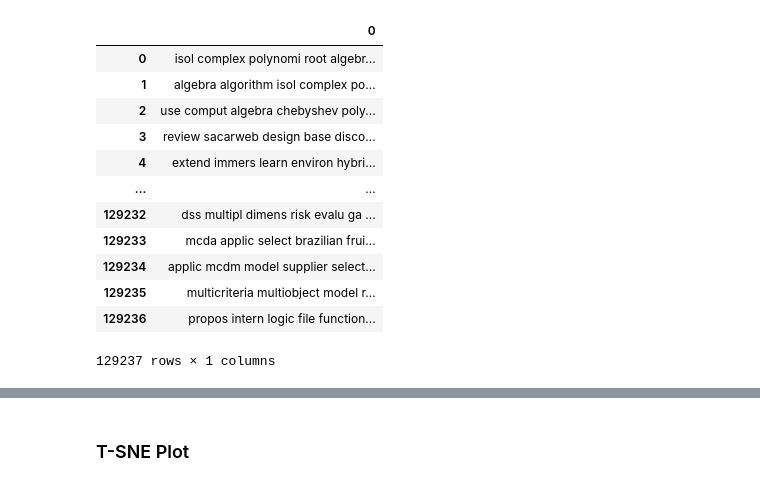
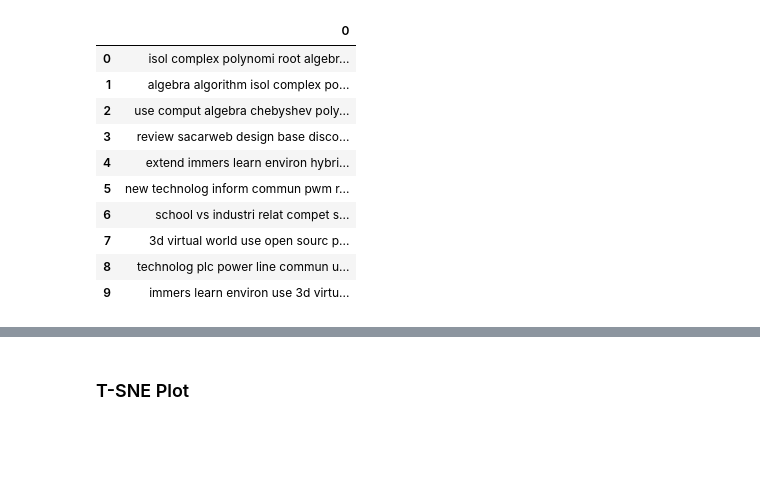
Before and after one commit to ufsj-labPi/cluwords-lattes, a Jupyter notebook: embedding.ipynb, the cells around one changed output, grey strips where cells are left out. Saved outputs shown, nothing was run; the diff lists cells and outputs as text; code cells hidden in the pictures; blank space fills up the shorter version.

```diff
--- a/embedding.ipynb
+++ b/embedding.ipynb
@@ -4,8 +4,8 @@ import warnings
 import multiprocessing
 
 import matplotlib.pyplot as plt
+import seaborn as sns
 %matplotlib inline
-import seaborn as sns
 sns.set_style("darkgrid")
 
 import pandas as pd
@@ -20,5 +20,8 @@ from gensim.models.phrases import Phrases, Phraser
 from sklearn.manifold import TSNE
 from sklearn.decomposition import PCA
 
+CORES = multiprocessing.cpu_count()
+DATA_PATH = './data'
+
 # Setting up the loggings to monitor gensim
 logging.basicConfig(format="%(levelname)s - %(asctime)s: %(message)s", datefmt= '%H:%M:%S', level=logging.INFO)
@@ -27,21 +28,19 @@ cores = multiprocessing.cpu_count()
 # %%
-input = './data/models/corpus.csv.xz'
-df = pd.read_csv(input, header=None, compression='xz')
-df
+corpus_file = '{}/models/corpus.csv.xz'.format(DATA_PATH)
+df = pd.read_csv(corpus_file, header=None, compression='xz')
+df.head(10)
 # %% [output]
 |  | 0 |
 | 0 | isol complex polynomi root algebr... |
 | 1 | algebra algorithm isol complex po... |
 | 2 | use comput algebra chebyshev poly... |
 | 3 | review sacarweb design base disco... |
 | 4 | extend immers learn environ hybri... |
-| ... | ... |
-| 129232 | dss multipl dimens risk evalu ga ... |
-| 129233 | mcda applic select brazilian frui... |
-| 129234 | applic mcdm model supplier select... |
-| 129235 | multicriteria multiobject model r... |
-| 129236 | propos intern logic file function... |
+| 5 | new technolog inform commun pwm r... |
+| 6 | school vs industri relat compet s... |
+| 7 | 3d virtual world use open sourc p... |
+| 8 | technolog plc power line commun u... |
+| 9 | immers learn environ use 3d virtu... |
-129237 rows × 1 columns
 # %%
 sent = [row.split() for row in df[0]]
 phrases = Phrases(sent, min_count=30, progress_per=10000)
```
Also changed, not shown: parts of 9 cells of this notebook, 5 other files.
